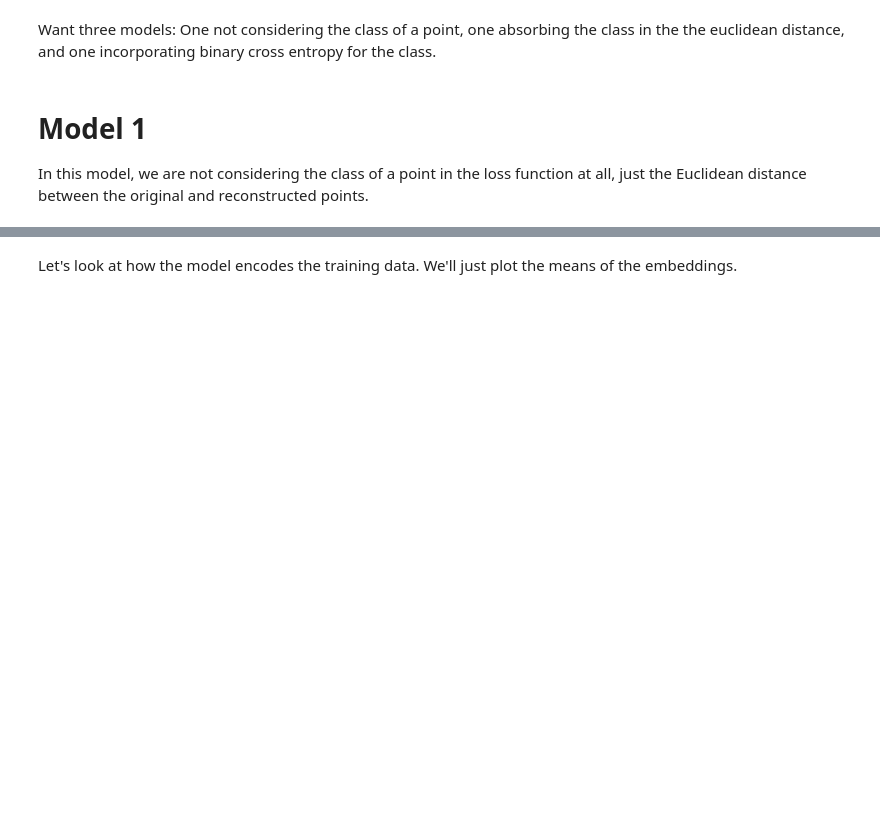
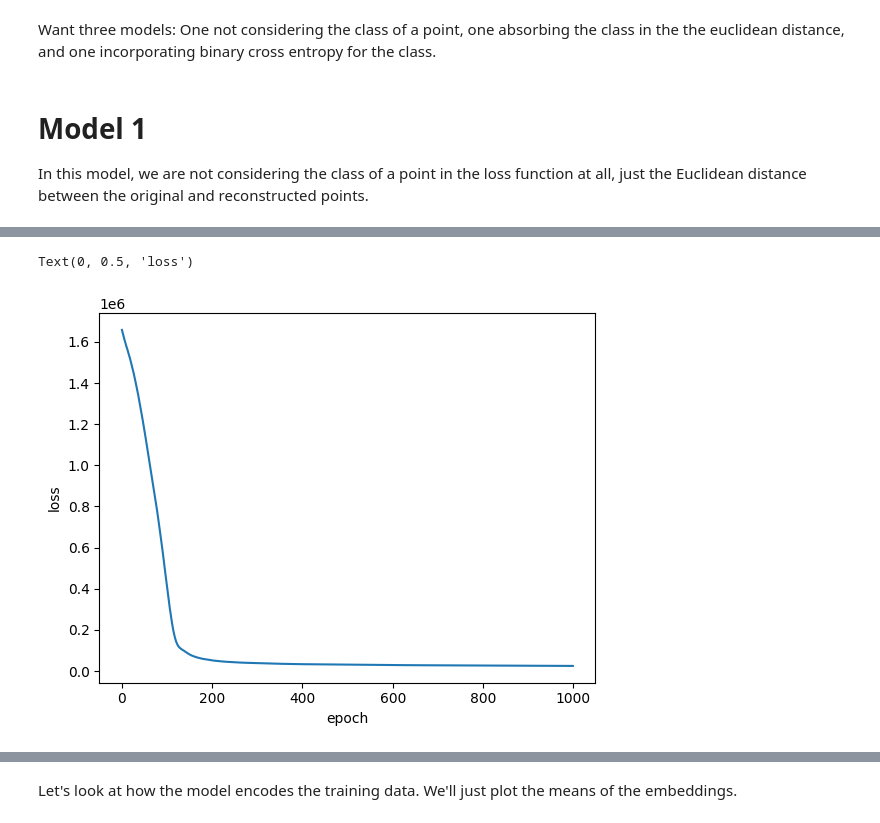
Before and after one commit to aidanlorenz/SBMP-VAE, a Jupyter notebook: VAE_SBMP-3-models.ipynb, the cells around one changed output, grey strips where cells are left out. Saved outputs shown, nothing was run; the diff lists cells and outputs as text; code cells hidden in the pictures; blank space fills up the shorter version.

Commit message:
got first model seemingly working (w/ 2 dim'l config space, and 2 dim'l latent space...)

```diff
--- a/VAE_SBMP-3-models.ipynb
+++ b/VAE_SBMP-3-models.ipynb
@@ -210 +118,6 @@ We need to modify the training data to not include whether the point is in colli
+# %%
+# Initialize the VAE
+input_dim = 2
+latent_dim = 2
+vae = VAE1(input_dim, latent_dim)
 # %%
@@ -233,11 +126,25 @@ Next we define the loss function. Here, the loss function is simple: just the Eu
-# %%
-def loss_function1(x, x_hat, mean, logvar, alpha = 1): # alpha controls weight of KL-Div loss.
-
-    # average square Euclidean distance reconstruction loss
-    reconstruction_loss = nn.MSELoss()
-
-    # KL divergence loss
-    KLD = -0.5 * torch.sum(1 + logvar - mean.pow(2) - logvar.exp())
-
-    #return reconstruction_loss + KLD
-    return reconstruction_loss(x, x_hat) + alpha*KLD
+# %%
+# Set up optimizer
+optimizer = optim.Adam(vae.parameters(), lr=1e-3)
+
+# Training loop
+num_epochs = 1000
+losses = []
+for epoch in range(num_epochs): # try implementing the minibatch gradient descent?
+    # Forward pass
+    recon_data, mu, logvar = vae(train_data1)
+
+    # Compute the loss
+    loss = loss_function1(recon_data, train_data1, mu, logvar, 0.01)
+
+    # Backward pass and optimization
+    optimizer.zero_grad()
+    loss.backward()
+    optimizer.step()
+
+    losses.append(loss.item())
+    # Print the loss for every few epochs
+    if epoch % 10 == 0:
+        print(f'Epoch {epoch}/{num_epochs}, Loss: {loss.item()}')
+
+# Now you can use the trained VAE for encoding and decoding
@@ -243,0 +169,7 @@ def loss_function1(x, x_hat, mean, logvar, alpha = 1): # alpha controls weight o
+# %%
+plt.plot(losses)
+plt.xlabel('epoch')
+plt.ylabel('loss')
+# %% [output]
+Text(0, 0.5, 'loss')
+[figure, added]
```
Also changed, not shown: parts of 26 cells of this notebook.
